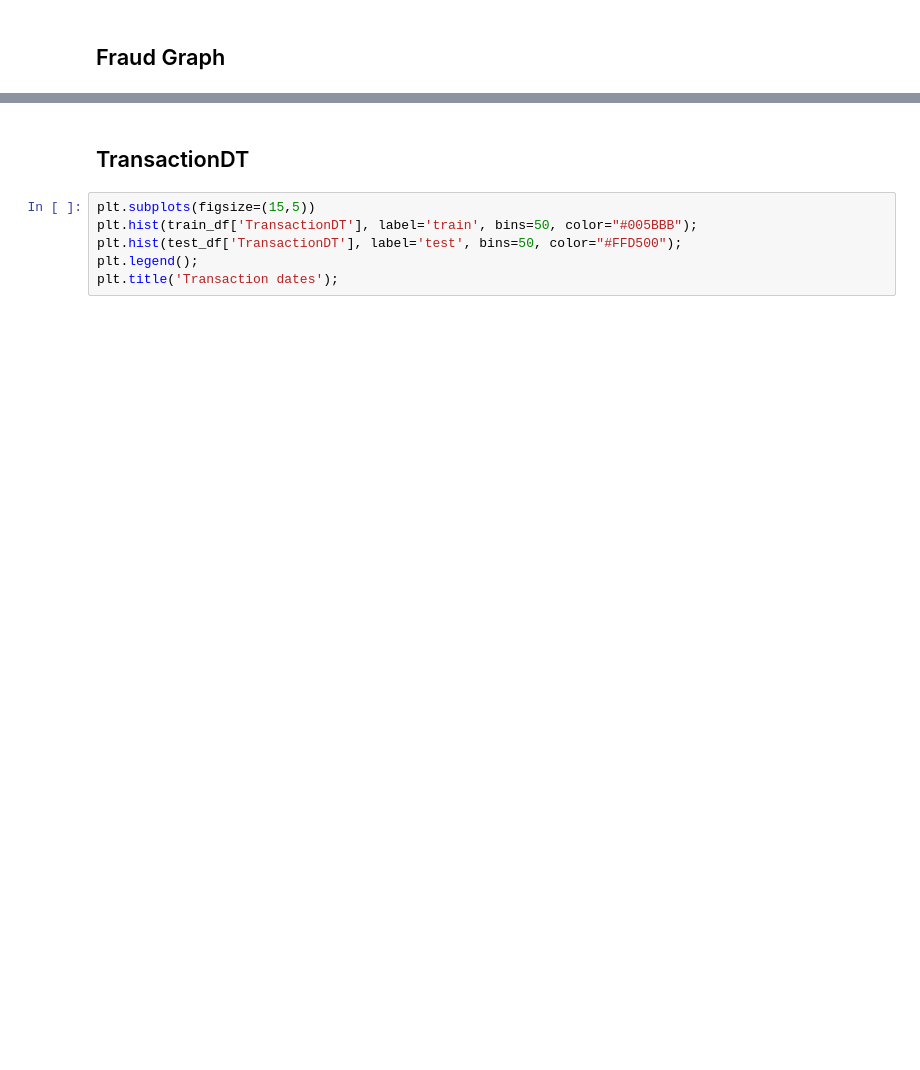
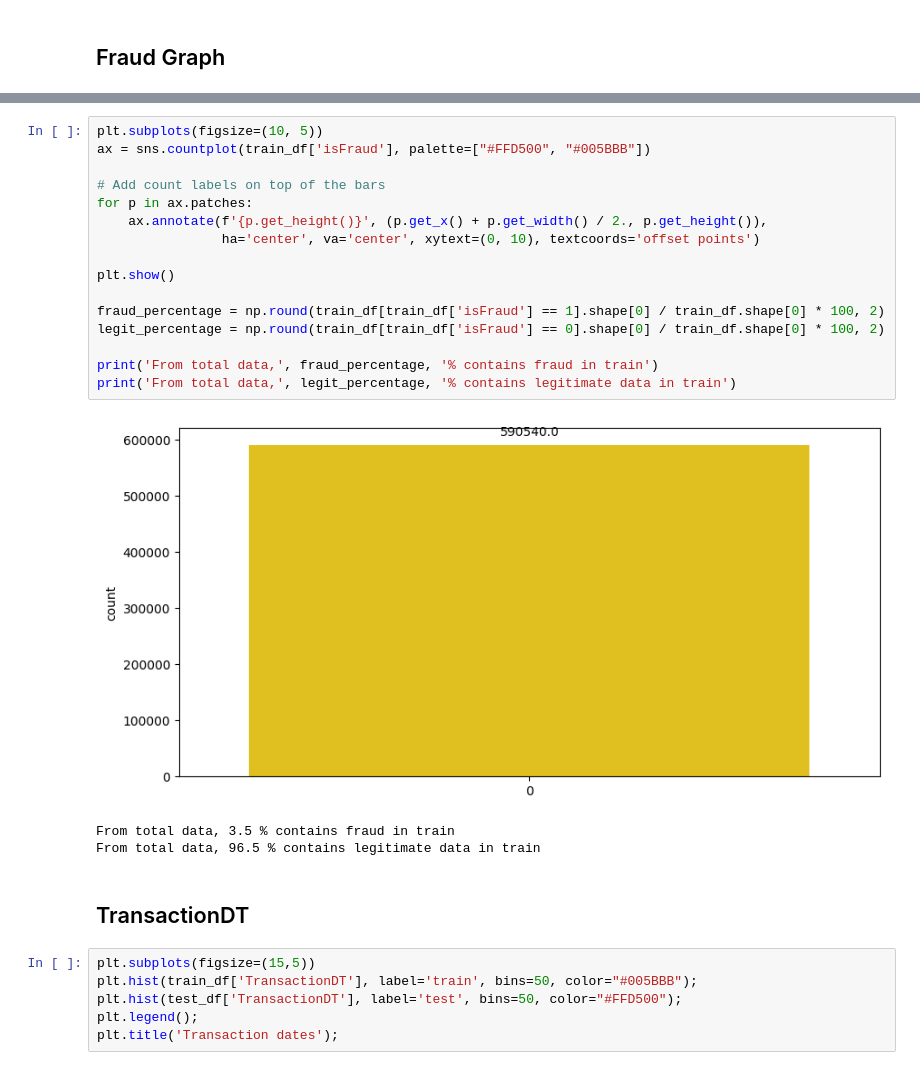
Before and after one commit to PratimaScripts/Credit-Card-Fraud-Detection, a Jupyter notebook: notebooks/01_Fraud_Detection_EDA.ipynb, the cells around one changed output, grey strips where cells are left out. Saved outputs shown, nothing was run; the diff lists cells and outputs as text; blank space fills up the shorter version.

Commit message:
Kaggle Notebook | 01_Fraud_Detection_EDA | Version 3

```diff
--- a/notebooks/01_Fraud_Detection_EDA.ipynb
+++ b/notebooks/01_Fraud_Detection_EDA.ipynb
@@ -405,5 +405,25 @@ print('From total data ',np.round(train_df[train_df['isFraud']==0].shape[0]/trai
 From total data  3.5 % contains fraud train
 From total data  96.5 % contains legit train
+# %%
+plt.subplots(figsize=(10, 5))
+ax = sns.countplot(train_df['isFraud'], palette=["#FFD500", "#005BBB"])
+
+# Add count labels on top of the bars
+for p in ax.patches:
+    ax.annotate(f'{p.get_height()}', (p.get_x() + p.get_width() / 2., p.get_height()),
+                ha='center', va='center', xytext=(0, 10), textcoords='offset points')
+
+plt.show()
+
+fraud_percentage = np.round(train_df[train_df['isFraud'] == 1].shape[0] / train_df.shape[0] * 100, 2)
+legit_percentage = np.round(train_df[train_df['isFraud'] == 0].shape[0] / train_df.shape[0] * 100, 2)
+
+print('From total data,', fraud_percentage, '% contains fraud in train')
+print('From total data,', legit_percentage, '% contains legitimate data in train')
+# %% [output]
+[figure, added]
+From total data, 3.5 % contains fraud in train
+From total data, 96.5 % contains legitimate data in train
 # %% [markdown]
 ## TransactionDT
 # %%
```
Also changed, not shown: parts of 9 cells of this notebook.
